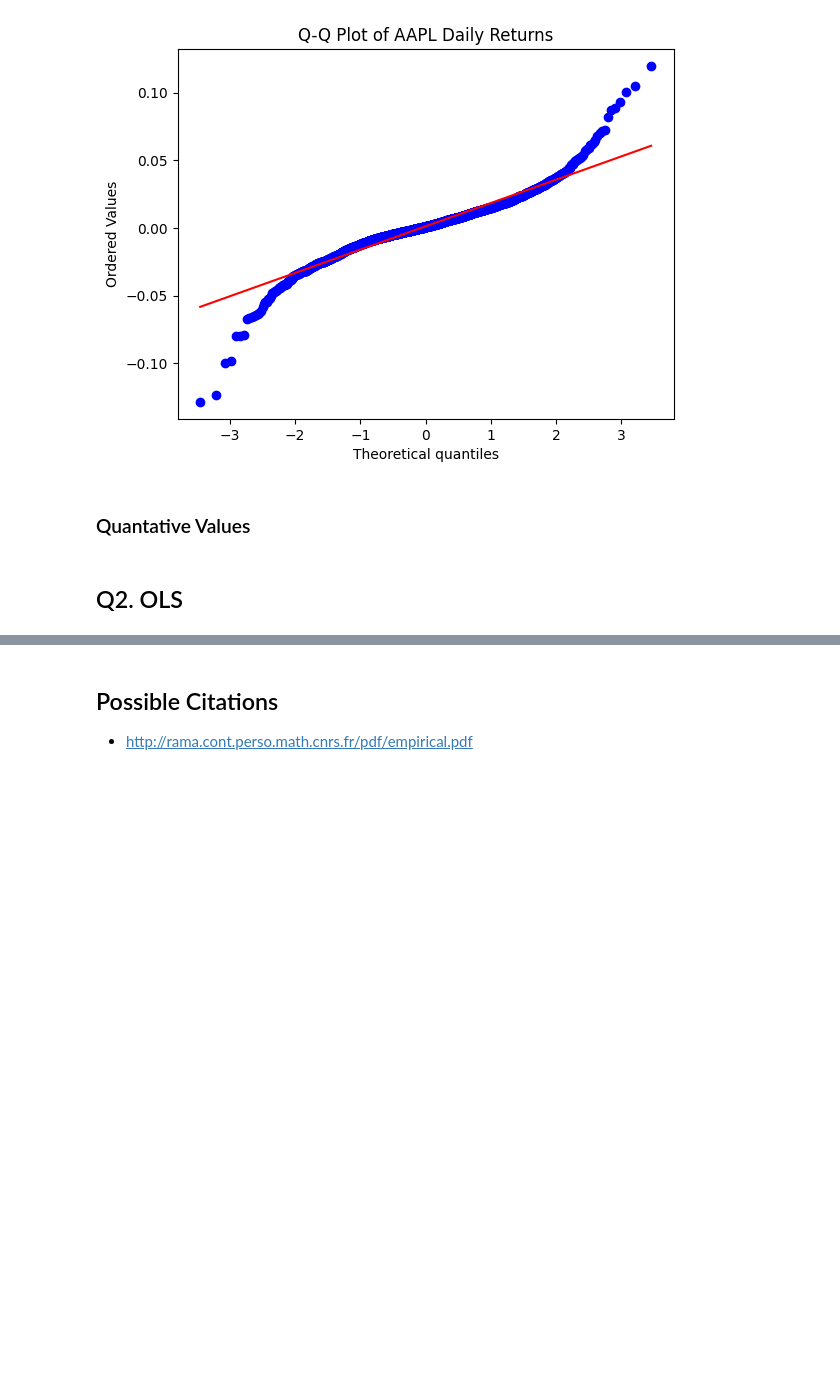
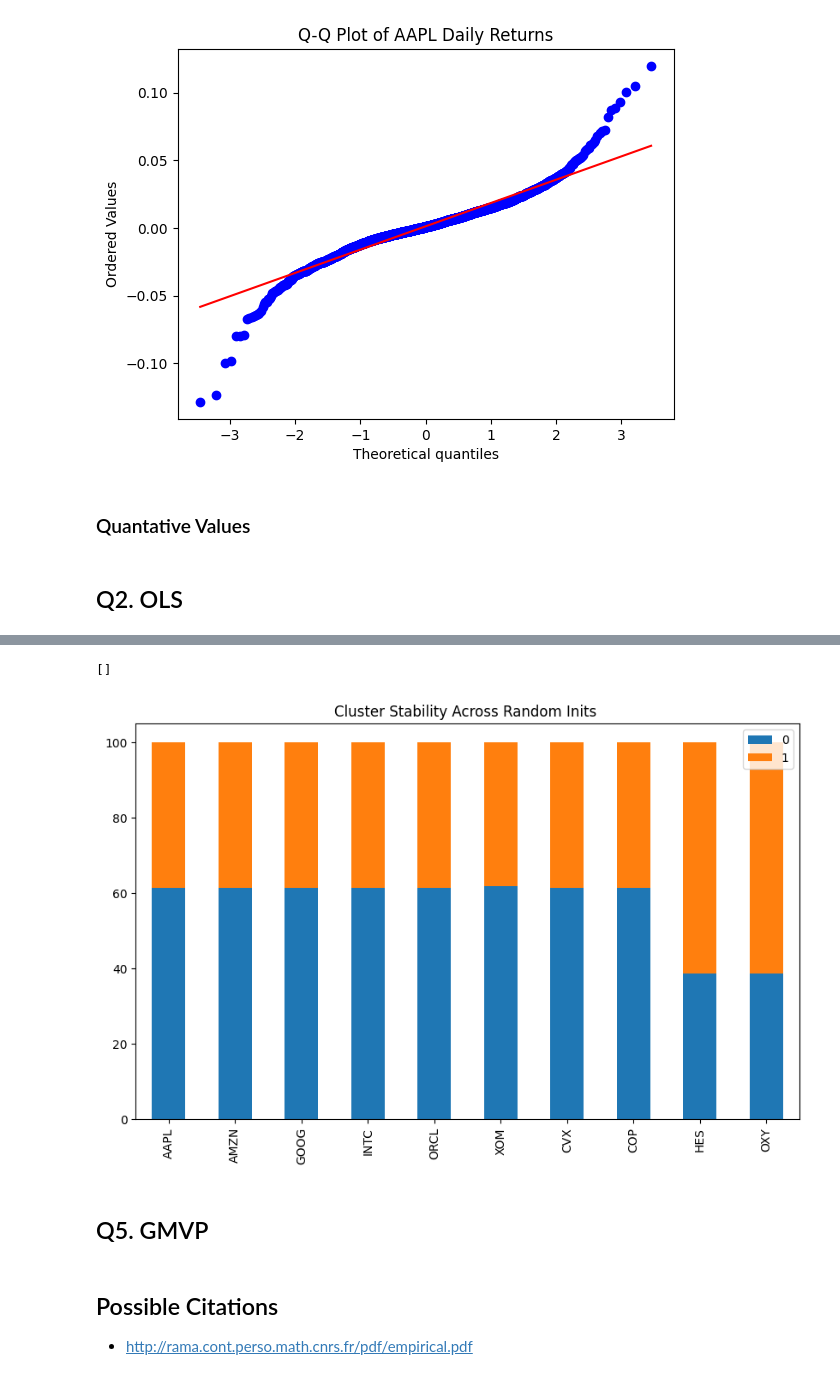
Before and after one commit to abil-nrg/takehome-quant, a Jupyter notebook: figures.ipynb, the cells around one changed output, grey strips where cells are left out. Saved outputs shown, nothing was run; the diff lists cells and outputs as text; code cells hidden in the pictures; blank space fills up the shorter version.

```diff
--- a/figures.ipynb
+++ b/figures.ipynb
@@ -111,0 +107,27 @@ corr_matrix
+# %%
+from sklearn.cluster import KMeans
+from sklearn.preprocessing import StandardScaler
+
+q_returns =	(data
+             .resample('QE')
+             .last()
+             .pct_change()
+             .dropna(how="all")
+             .tail(7))
+
+X = q_returns.T.copy()
+
+scaler = StandardScaler()
+X_scaled = scaler.fit_transform(X)
+
+n_clusters = 2
+random_state = 42
+n_init = 10 #with the default 10 saw high variability when changin random state (small dataset)
+kmeans = KMeans(n_clusters= n_clusters, n_init = n_init, random_state=random_state)
+kmeans.fit(X_scaled)
+
+clusters = pd.DataFrame({
+    "Clusters":kmeans.labels_
+}, index = X.index)
+
+clusters
@@ -112,3 +146,25 @@ corr_matrix
+# %%
+cluster_runs = []
+
+for rs in range(1500):
+    kmeans = KMeans(n_clusters=n_clusters, n_init=n_init, random_state=rs)
+    kmeans.fit(X_scaled)
+    cluster_runs.append(kmeans.labels_)
+# %%
+cluster_df = pd.DataFrame(cluster_runs, columns=X.index)
+counter_per_ticker = cluster_df.apply(pd.Series.value_counts).fillna(0).astype(int)
+prop_per_ticker = counter_per_ticker.div(len(cluster_df), axis=0) * 100
+prop_per_ticker.T.plot(kind="bar",
+                       stacked=True,
+                       figsize=(10,6))
+
+plt.title("Cluster Stability Across Random Inits ")
+plt.plot()
+# %% [output]
+[]
+[figure, added]
+# %% [markdown]
+## Q5. GMVP
 # %% [markdown]
 ## Possible Citations
 - http://rama.cont.perso.math.cnrs.fr/pdf/empirical.pdf
```
Also changed, not shown: parts of 7 cells of this notebook, 3 other files.
